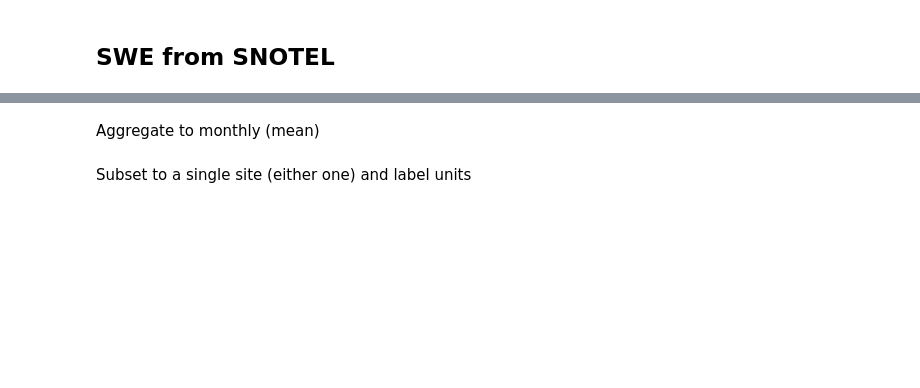
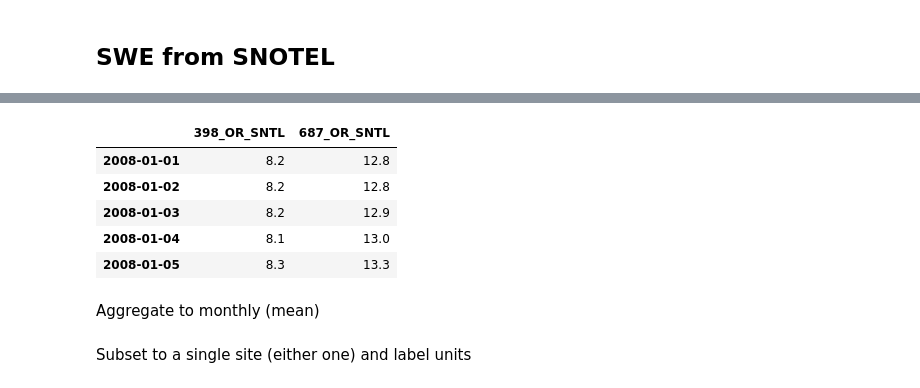
Before and after one commit to waterhackweek/whw2020_snowgw, a Jupyter notebook: mashup_spatial_snowGW.ipynb, the cells around one changed output, grey strips where cells are left out. Cells and saved outputs as stored; diff of their text form; code cells hidden in the pictures; blank space fills up the shorter version.

```diff
--- a/mashup_spatial_snowGW.ipynb
+++ b/mashup_spatial_snowGW.ipynb
@@ -450,5 +690,12 @@ for sitecode in stn.code:
 # %%
-stn_swe
+stn_swe.head()
+# %% [output]
+|  | 398_OR_SNTL | 687_OR_SNTL |
+| 2008-01-01 | 8.2 | 12.8 |
+| 2008-01-02 | 8.2 | 12.8 |
+| 2008-01-03 | 8.2 | 12.9 |
+| 2008-01-04 | 8.1 | 13.0 |
+| 2008-01-05 | 8.3 | 13.3 |
 # %% [markdown]
 Aggregate to monthly (mean)
 # %%
```
Also changed, not shown: parts of 43 cells of this notebook.
